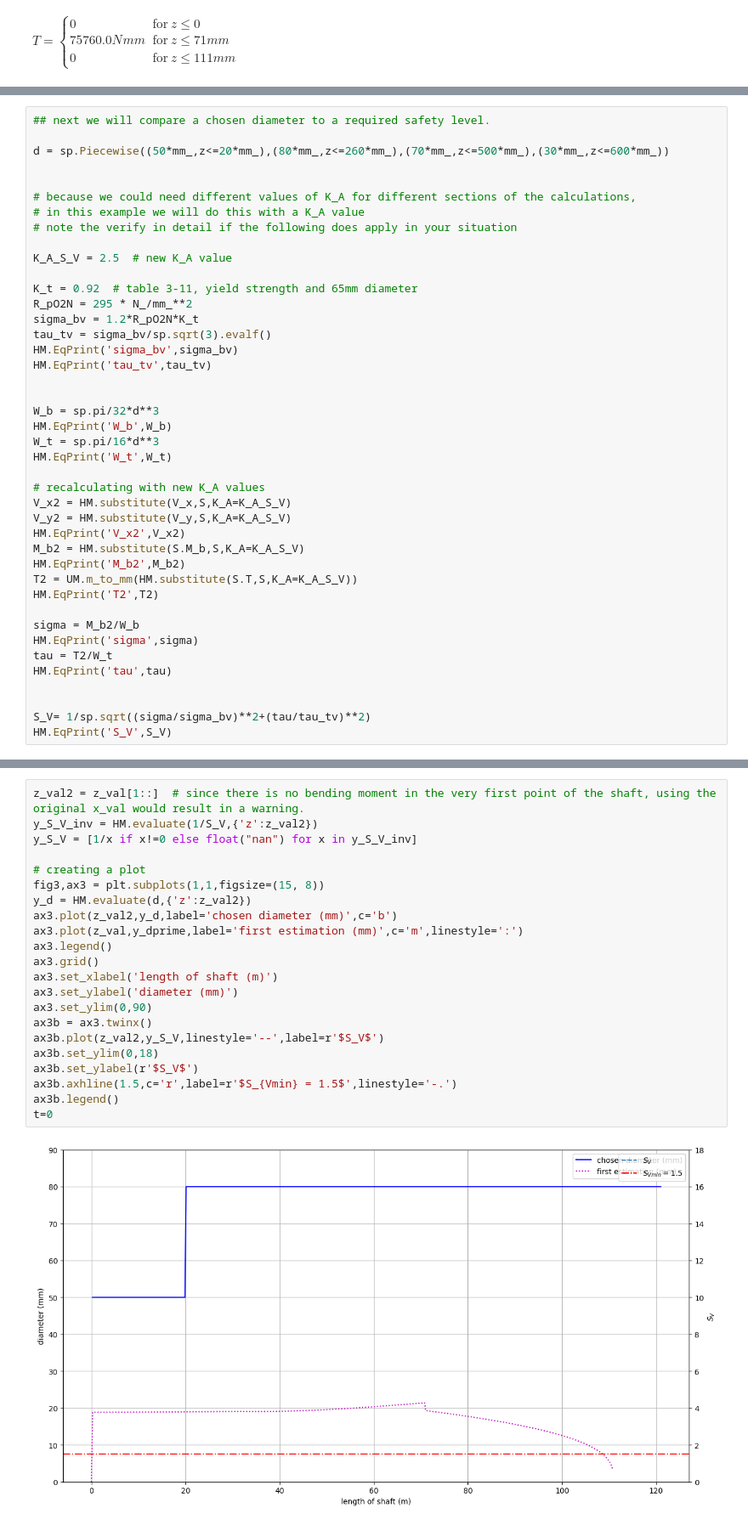
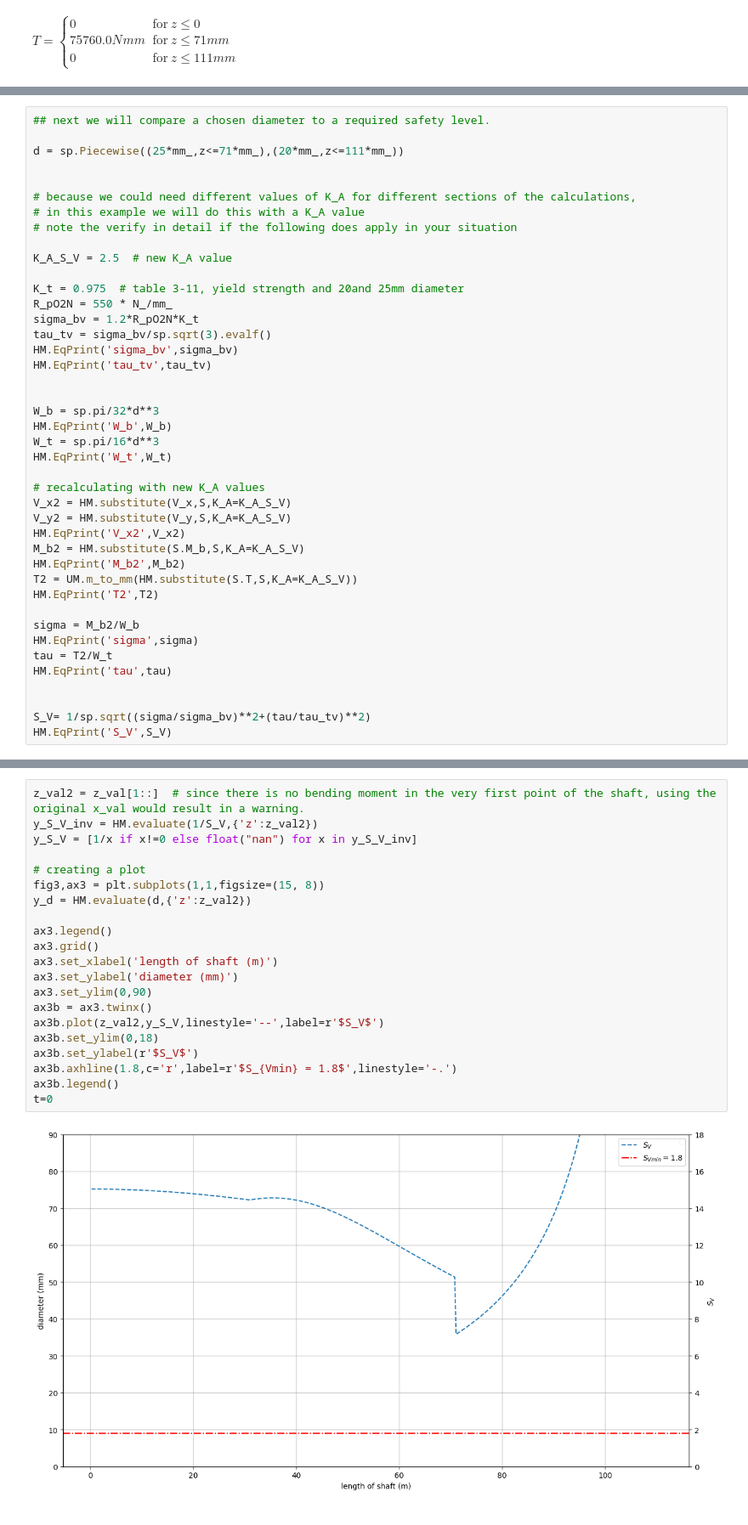
Before and after one commit to Angela-NG/machine-design, a Jupyter notebook: ShaftCalculation_General.ipynb, the cells around one changed output, grey strips where cells are left out. Shown at 85% size. Saved outputs shown, nothing was run; the diff lists cells and outputs as text.

```diff
--- a/ShaftCalculation_General.ipynb
+++ b/ShaftCalculation_General.ipynb
@@ -178,7 +180,7 @@ t=0
 # %%
 ## next we will compare a chosen diameter to a required safety level.
 
-d = sp.Piecewise((50*mm_,z<=20*mm_),(80*mm_,z<=260*mm_),(70*mm_,z<=500*mm_),(30*mm_,z<=600*mm_))
+d = sp.Piecewise((25*mm_,z<=71*mm_),(20*mm_,z<=111*mm_))
 
 
 # because we could need different values of K_A for different sections of the calculations,
@@ -187,8 +189,8 @@ d = sp.Piecewise((50*mm_,z<=20*mm_),(80*mm_,z<=260*mm_),(70*mm_,z<=500*mm_),(30*
 
 K_A_S_V = 2.5  # new K_A value
 
-K_t = 0.92  # table 3-11, yield strength and 65mm diameter
-R_pO2N = 295 * N_/mm_**2
+K_t = 0.975  # table 3-11, yield strength and 20and 25mm diameter
+R_pO2N = 550 * N_/mm_
 sigma_bv = 1.2*R_pO2N*K_t
 tau_tv = sigma_bv/sp.sqrt(3).evalf()
 HM.EqPrint('sigma_bv',sigma_bv)
@@ -232,27 +234,26 @@ $\displaystyle S_{V} = \left(\frac{0.009654 mm_{}^{4} \left(\begin{cases} 0 & \t
 # %%
 z_val2 = z_val[1::]  # since there is no bending moment in the very first point of the shaft, using the original x_val would result in a warning.
 y_S_V_inv = HM.evaluate(1/S_V,{'z':z_val2})
 y_S_V = [1/x if x!=0 else float("nan") for x in y_S_V_inv]
 
 # creating a plot
 fig3,ax3 = plt.subplots(1,1,figsize=(15, 8))
 y_d = HM.evaluate(d,{'z':z_val2})
-ax3.plot(z_val2,y_d,label='chosen diameter (mm)',c='b')
-ax3.plot(z_val,y_dprime,label='first estimation (mm)',c='m',linestyle=':')
+
 ax3.legend()
 ax3.grid()
 ax3.set_xlabel('length of shaft (m)')
 ax3.set_ylabel('diameter (mm)')
 ax3.set_ylim(0,90)
 ax3b = ax3.twinx()
 ax3b.plot(z_val2,y_S_V,linestyle='--',label=r'$S_V$')
 ax3b.set_ylim(0,18)
 ax3b.set_ylabel(r'$S_V$')
-ax3b.axhline(1.5,c='r',label=r'$S_{Vmin} = 1.5$',linestyle='-.')
+ax3b.axhline(1.8,c='r',label=r'$S_{Vmin} = 1.8$',linestyle='-.')
 ax3b.legend()
 t=0
 # %% [output]
-[figure, old version]
+[figure, new version]
 # %% [markdown]
 
  --- ---
```
Also changed, not shown: parts of 2 cells of this notebook.
